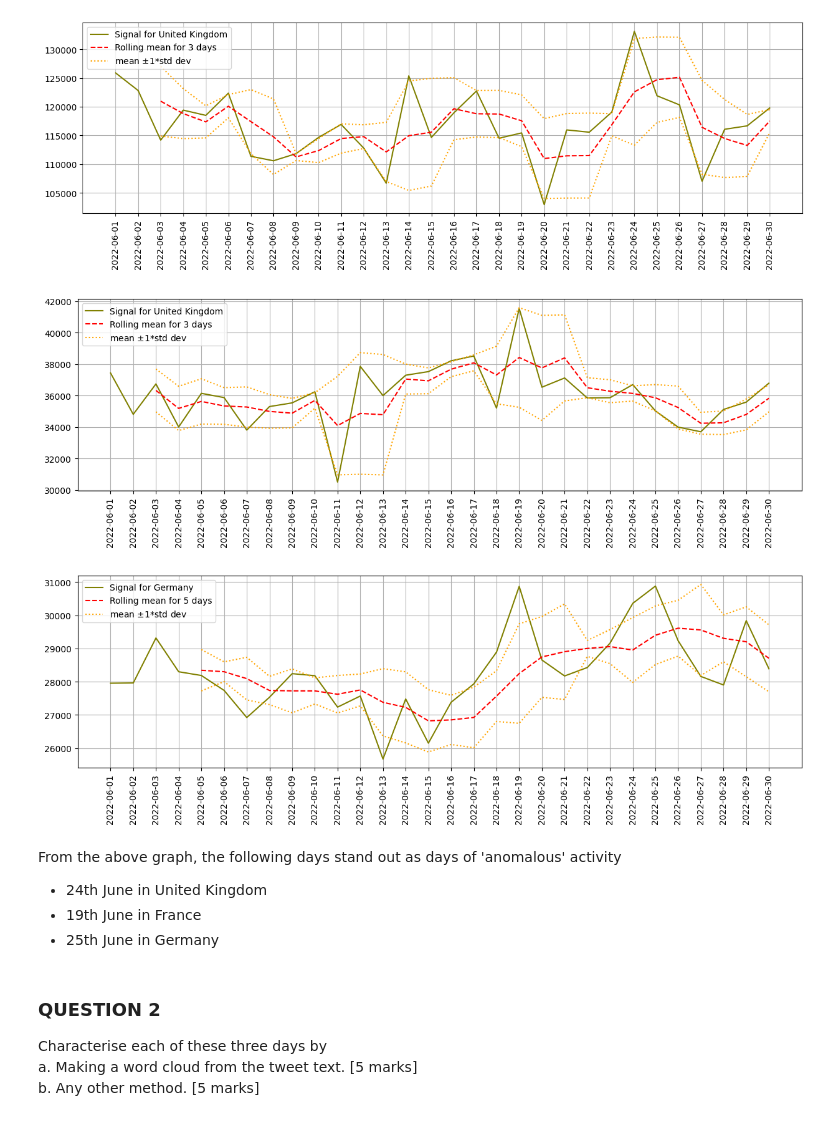
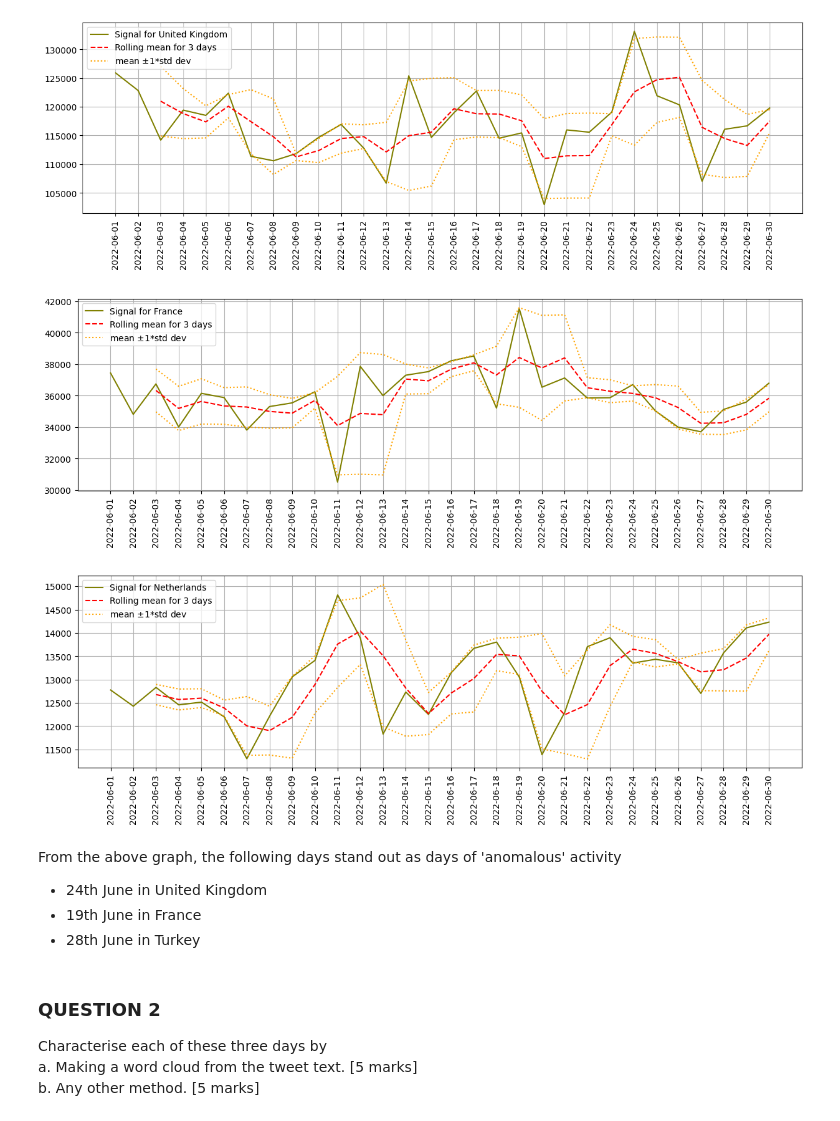
Before and after one commit to katoxiv/X-Notebooks, a Jupyter notebook: Twitter_Coursework/04_Events.ipynb, the cells around one changed output. Cells and saved outputs as stored; diff of their text form; code cells hidden in the pictures.

```diff
--- a/Twitter_Coursework/04_Events.ipynb
+++ b/Twitter_Coursework/04_Events.ipynb
@@ -61,7 +61,7 @@ country_codes = pd.read_csv(
     )
 
 # Let's randomly decide on 3 countries for now.
-country_list = ['United Kingdom' , 'France' , 'Germany']
+country_list = ['United Kingdom' , 'France' , 'Netherlands']
 
 # Let's get these countries and the different names they're called by!
 restricted_country_names = country_codes[country_codes['en'].isin(country_list)].drop('country_code' , axis = 1)
@@ -76,3 +76,4 @@ for c in country_list:
 
 english_name_df = pd.DataFrame(english_names , columns = ['en' , 'name'])
 pivoted_country_names = pd.concat([pivoted_country_names , english_name_df] , axis = 0).drop_duplicates()
+pivoted_country_names.head()
@@ -121,7 +127,7 @@ fig , ax = plt.subplots(figsize = (15,4))
 
 rate = 3
 tolerance = 1
-ax.plot(ts_2 , c = 'olive' , label = f'Signal for {ts_1.name}');
+ax.plot(ts_2 , c = 'olive' , label = f'Signal for {ts_2.name}');
 ax.plot(ts_2.rolling(rate).mean() , lw = 1.5 , ls = "--" , c = 'red' , label = f'Rolling mean for {rate} days');
 ax.plot(ts_2.rolling(rate).mean() + tolerance*ts_2.rolling(3).std() , lw = 1.5 , ls = ":" , c = 'orange' , label = f'mean $\pm${tolerance}*std dev');
 ax.plot(ts_2.rolling(rate).mean() - tolerance*ts_2.rolling(3).std() , lw = 1.5 , ls = ":" , c = 'orange');
@@ -130,28 +136,28 @@ ax.grid();
 ax.set_xticks(ts_2.index);
 ax.set_xticklabels(labels = ts_2.index, rotation = 90);
 # %% [output]
-[figure, old version]
+[figure, new version]
 # %%
 # Anomaly Detection using Bollinger Bands-adjacent method
 fig , ax = plt.subplots(figsize = (15,4))
 
-rate = 5
+rate = 3
 tolerance = 1
 ax.plot(ts_3 , c = 'olive' , label = f'Signal for {ts_3.name}');
 ax.plot(ts_3.rolling(rate).mean() , lw = 1.5 , ls = "--" , c = 'red' , label = f'Rolling mean for {rate} days');
 ax.plot(ts_3.rolling(rate).mean() + tolerance*ts_3.rolling(3).std() , lw = 1.5 , ls = ":" , c = 'orange' , label = f'mean $\pm${tolerance}*std dev');
 ax.plot(ts_3.rolling(rate).mean() - tolerance*ts_3.rolling(3).std() , lw = 1.5 , ls = ":" , c = 'orange');
 ax.legend(loc='upper left');
 ax.grid();
 ax.set_xticks(ts_2.index);
 ax.set_xticklabels(labels = ts_2.index, rotation = 90);
 # %% [output]
-[figure, old version]
+[figure, new version]
 # %% [markdown]
 From the above graph, the following days stand out as days of 'anomalous' activity
 - 24th June in United Kingdom
 - 19th June in France
-- 25th June in Germany
+- 28th June in Turkey
 # %% [markdown]
 ### **QUESTION 2**
 
```
Also changed, not shown: parts of 25 cells of this notebook.
